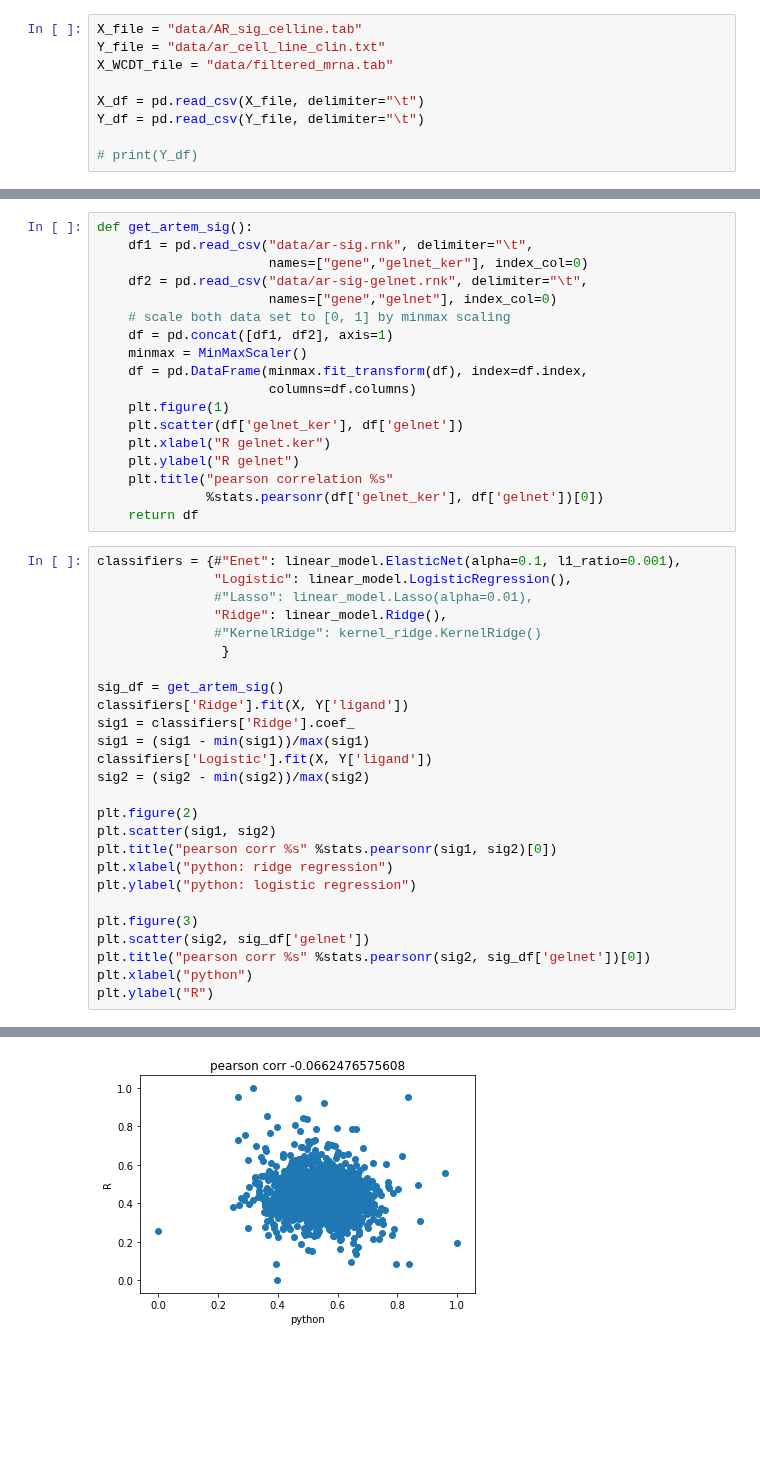
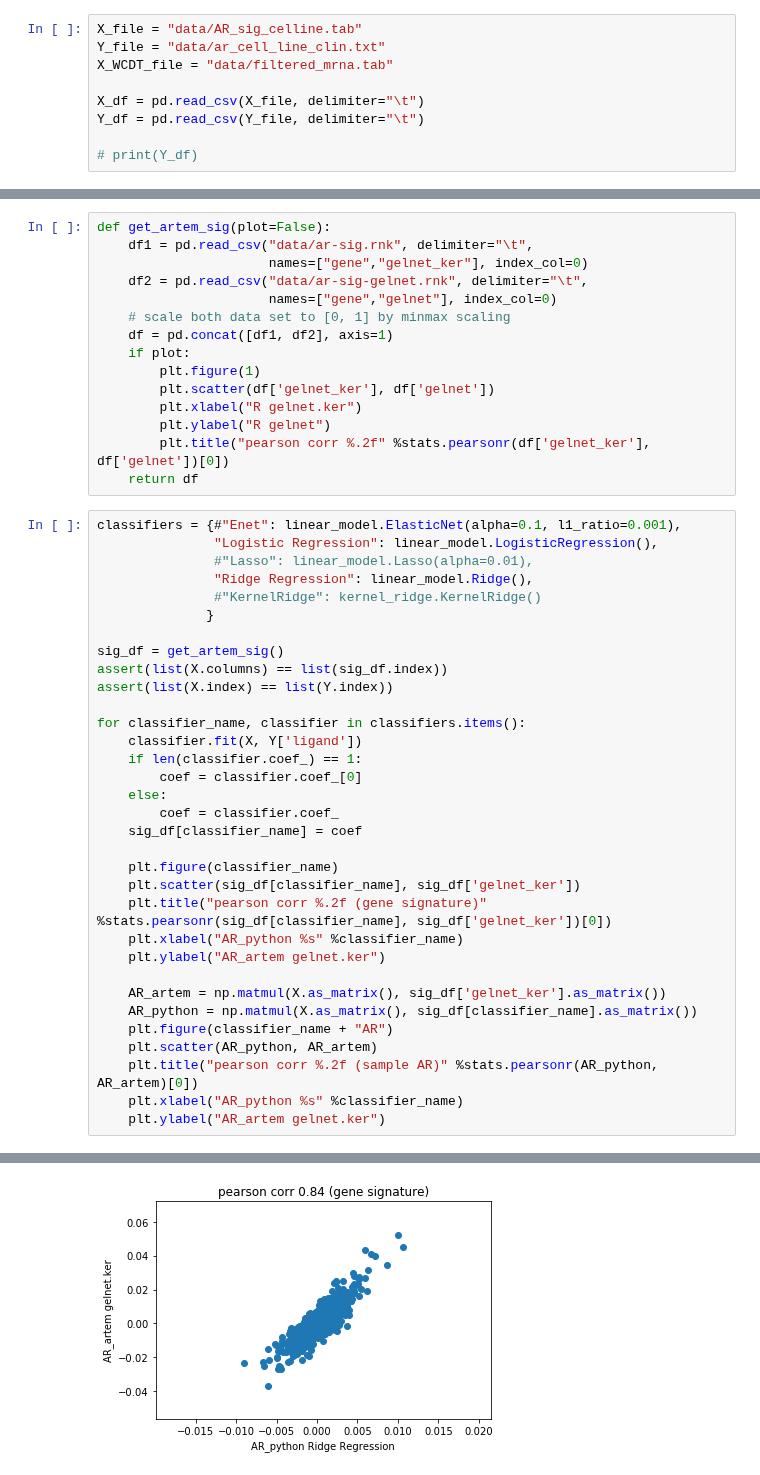
Before and after one commit to MollyZhang/ARsig_python, a Jupyter notebook: ARsig.ipynb, the cells around one changed output, grey strips where cells are left out. Saved outputs shown, nothing was run; the diff lists cells and outputs as text; blank space fills up the shorter version.

```diff
--- a/ARsig.ipynb
+++ b/ARsig.ipynb
@@ -66,45 +67,49 @@ print(X.shape, Y.shape)
 # %%
-def get_artem_sig():
+def get_artem_sig(plot=False):
     df1 = pd.read_csv("data/ar-sig.rnk", delimiter="\t",
                       names=["gene","gelnet_ker"], index_col=0)
     df2 = pd.read_csv("data/ar-sig-gelnet.rnk", delimiter="\t",
                       names=["gene","gelnet"], index_col=0)
     # scale both data set to [0, 1] by minmax scaling
     df = pd.concat([df1, df2], axis=1)
-    minmax = MinMaxScaler()
-    df = pd.DataFrame(minmax.fit_transform(df), index=df.index,
-                      columns=df.columns)
-    plt.figure(1)
-    plt.scatter(df['gelnet_ker'], df['gelnet'])
-    plt.xlabel("R gelnet.ker")
-    plt.ylabel("R gelnet")
-    plt.title("pearson correlation %s"
-              %stats.pearsonr(df['gelnet_ker'], df['gelnet'])[0])
+    if plot:
+        plt.figure(1)
+        plt.scatter(df['gelnet_ker'], df['gelnet'])
+        plt.xlabel("R gelnet.ker")
+        plt.ylabel("R gelnet")
+        plt.title("pearson corr %.2f" %stats.pearsonr(df['gelnet_ker'], df['gelnet'])[0])
     return df
 # %%
 classifiers = {#"Enet": linear_model.ElasticNet(alpha=0.1, l1_ratio=0.001),
-               "Logistic": linear_model.LogisticRegression(),
+               "Logistic Regression": linear_model.LogisticRegression(),
                #"Lasso": linear_model.Lasso(alpha=0.01),
-               "Ridge": linear_model.Ridge(),
+               "Ridge Regression": linear_model.Ridge(),
                #"KernelRidge": kernel_ridge.KernelRidge()
-                }
+              }
 
 sig_df = get_artem_sig()
-classifiers['Ridge'].fit(X, Y['ligand'])
-sig1 = classifiers['Ridge'].coef_
-sig1 = (sig1 - min(sig1))/max(sig1)
-classifiers['Logistic'].fit(X, Y['ligand'])
-sig2 = (sig2 - min(sig2))/max(sig2)
+assert(list(X.columns) == list(sig_df.index))
+assert(list(X.index) == list(Y.index))
 
-plt.figure(2)
-plt.scatter(sig1, sig2)
-plt.title("pearson corr %s" %stats.pearsonr(sig1, sig2)[0])
-plt.xlabel("python: ridge regression")
-plt.ylabel("python: logistic regression")
+for classifier_name, classifier in classifiers.items():
+    classifier.fit(X, Y['ligand'])
+    if len(classifier.coef_) == 1:
+        coef = classifier.coef_[0]
+    else:
+        coef = classifier.coef_
+    sig_df[classifier_name] = coef
 
-plt.figure(3)
-plt.scatter(sig2, sig_df['gelnet'])
-plt.title("pearson corr %s" %stats.pearsonr(sig2, sig_df['gelnet'])[0])
-plt.xlabel("python")
-plt.ylabel("R")
+    plt.figure(classifier_name)
+    plt.scatter(sig_df[classifier_name], sig_df['gelnet_ker'])
+    plt.title("pearson corr %.2f (gene signature)" %stats.pearsonr(sig_df[classifier_name], sig_df['gelnet_ker'])[0])
+    plt.xlabel("AR_python %s" %classifier_name)
+    plt.ylabel("AR_artem gelnet.ker")
+
+    AR_artem = np.matmul(X.as_matrix(), sig_df['gelnet_ker'].as_matrix())
+    AR_python = np.matmul(X.as_matrix(), sig_df[classifier_name].as_matrix())
+    plt.figure(classifier_name + "AR")
+    plt.scatter(AR_python, AR_artem)
+    plt.title("pearson corr %.2f (sample AR)" %stats.pearsonr(AR_python, AR_artem)[0])
+    plt.xlabel("AR_python %s" %classifier_name)
+    plt.ylabel("AR_artem gelnet.ker")
 # %% [output]
@@ -114 +118 @@ plt.ylabel("R")
-[figure, old version]
+[figure, new version]
```
Also changed, not shown: parts of 8 cells of this notebook, 1 other file.
